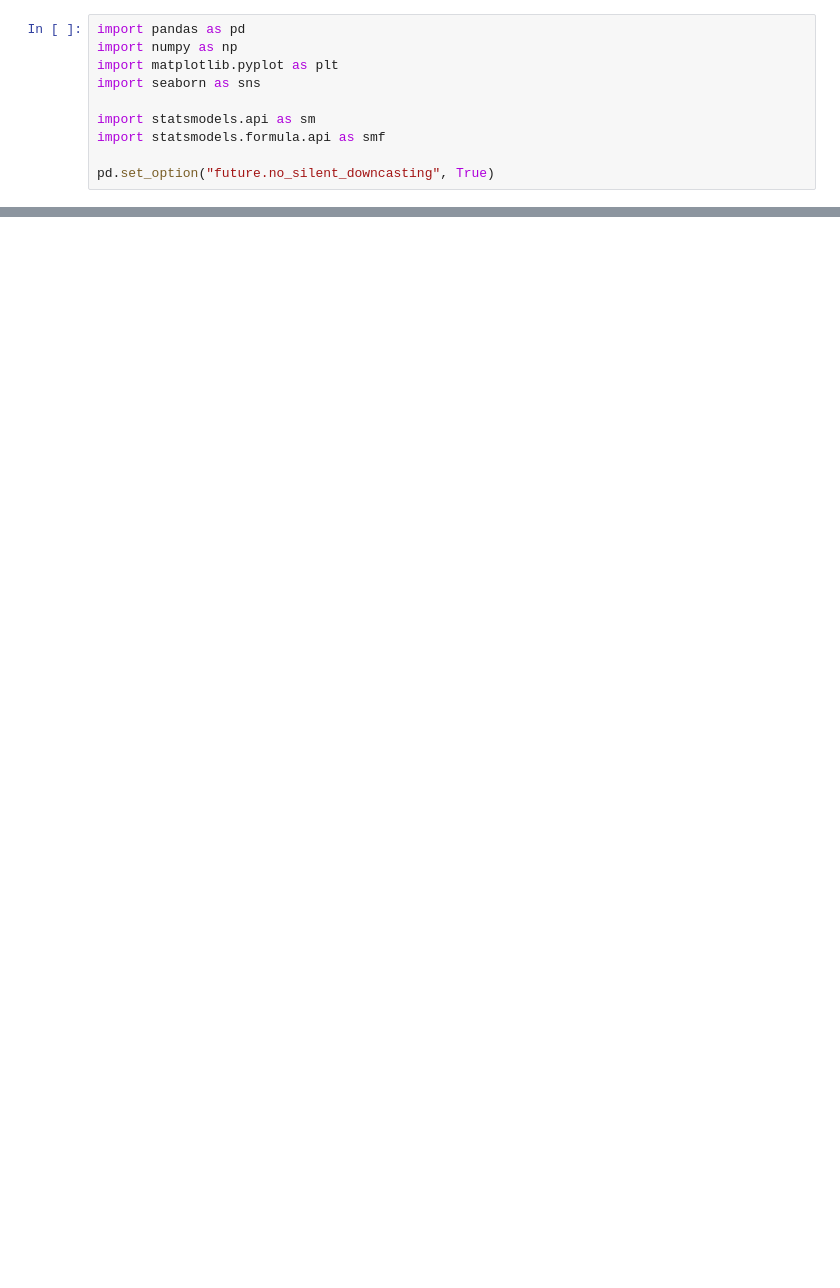
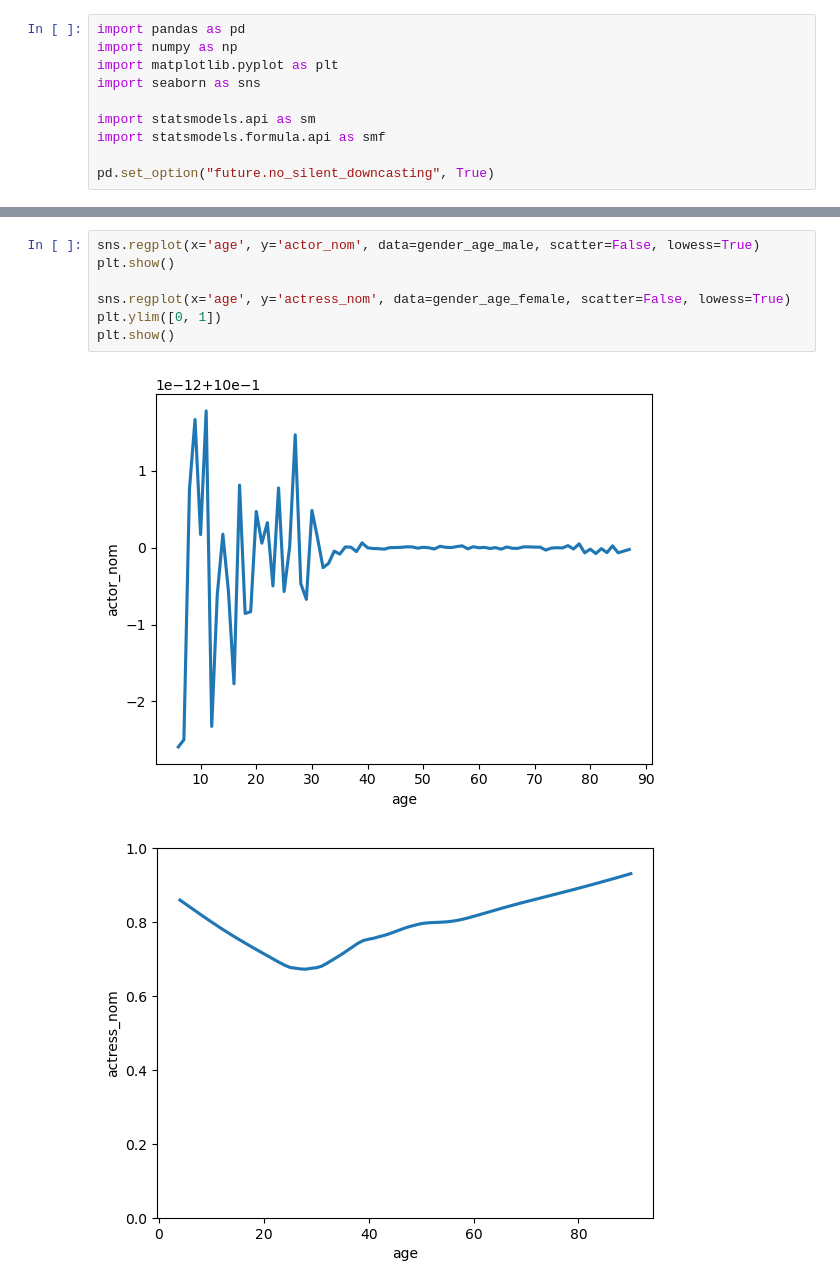
Before and after one commit to stephbc/DATA698_MastersResearchProject, a Jupyter notebook: data4.ipynb, the cells around one changed output, grey strips where cells are left out. Drawn from its saved outputs; the diff is of its cells as text; blank space fills up the shorter version.

```diff
--- a/data4.ipynb
+++ b/data4.ipynb
@@ -109,0 +198,10 @@ strong multicollinearity or other numerical problems.
+# %%
+sns.regplot(x='age', y='actor_nom', data=gender_age_male, scatter=False, lowess=True)
+plt.show()
+
+sns.regplot(x='age', y='actress_nom', data=gender_age_female, scatter=False, lowess=True)
+plt.ylim([0, 1])
+plt.show()
+# %% [output]
+[figure, added]
+[figure, added]
```
Also changed, not shown: parts of 18 cells of this notebook, 3 other files.
